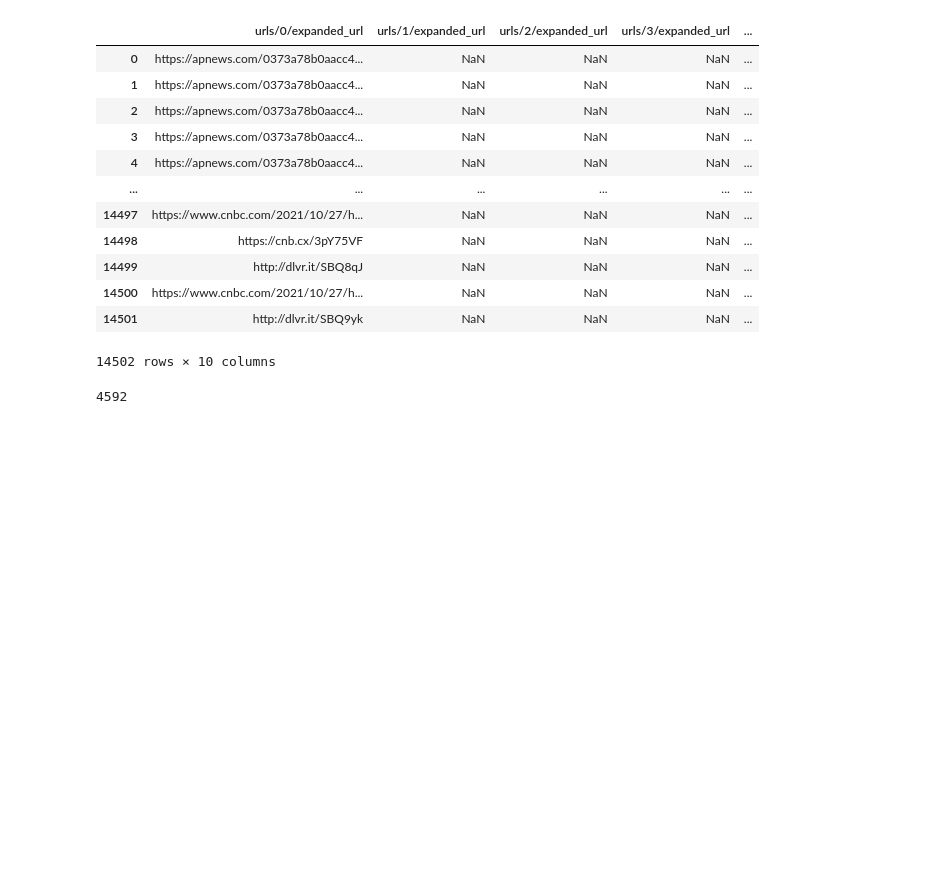
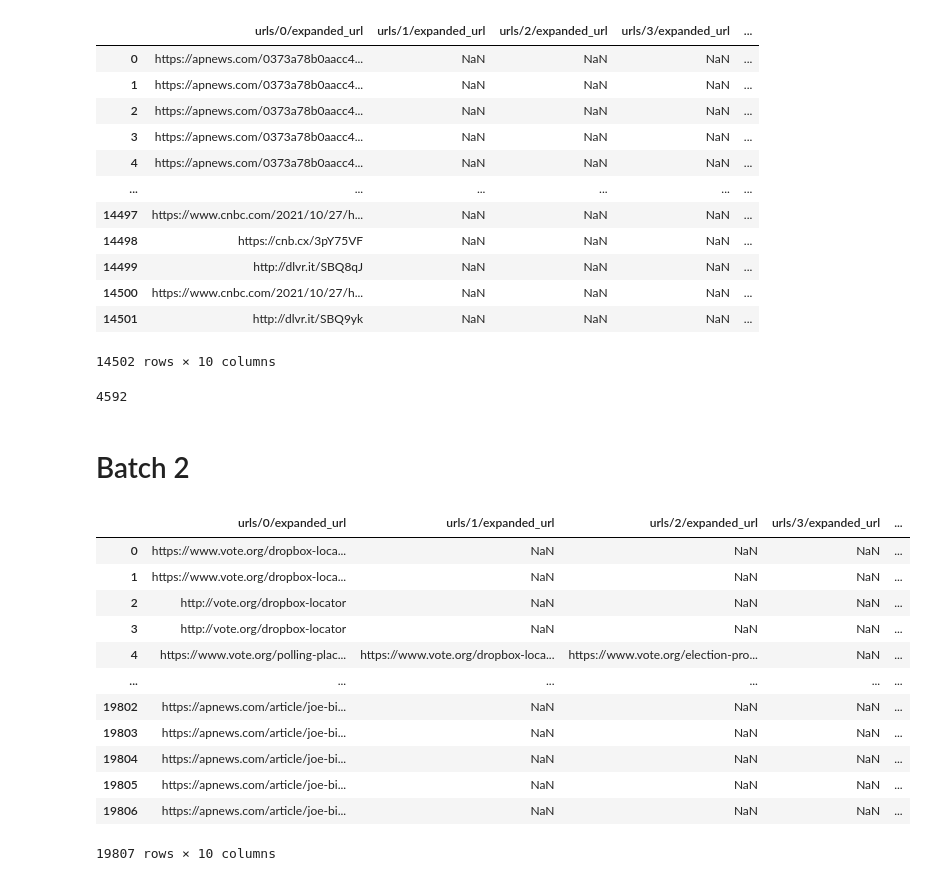
Before and after one commit to NickDeas/Abstract-Contrastive-Opinion-Summarization, a Jupyter notebook: code/data_collection/Twitter Scraper.ipynb, the cells around one changed output. Drawn from its saved outputs; the diff is of its cells as text; code cells hidden in the pictures; blank space fills up the shorter version.

```diff
--- a/code/data_collection/Twitter Scraper.ipynb
+++ b/code/data_collection/Twitter Scraper.ipynb
@@ -177,10 +177,5 @@ resolved = urlexpander.expand(tweet_urls,
                             chunksize = 1280,
                             n_workers = 20,
                             cache_file = 'tmp.json')
-# %%
-resolved = urlexpander.expand(tweet_urls,
-#                              chunksize = 1280,
-                            n_workers = 20,
-                            cache_file = 'tmp.json')
 # %%
 res_map = {key: val for key, val in zip(tweet_urls, resolved)}
@@ -218,0 +218,22 @@ len(first_news_tw2.split('\n'))
+# %% [markdown]
+# Batch 2
+# %%
+batch2 = pd.read_csv('../../data/twitter_data/tweets_batch2.csv')
+# %%
+url_cols = [f'urls/{i}/expanded_url' for i in range(10)]
+# %%
+batch2[url_cols]
+# %% [output]
+|  | urls/0/expanded_url | urls/1/expanded_url | urls/2/expanded_url | urls/3/expanded_url | ... |
+| 0 | https://www.vote.org/dropbox-loca... | NaN | NaN | NaN | ... |
+| 1 | https://www.vote.org/dropbox-loca... | NaN | NaN | NaN | ... |
+| 2 | http://vote.org/dropbox-locator | NaN | NaN | NaN | ... |
+| 3 | http://vote.org/dropbox-locator | NaN | NaN | NaN | ... |
+| 4 | https://www.vote.org/polling-plac... | https://www.vote.org/dropbox-loca... | https://www.vote.org/election-pro... | NaN | ... |
+| ... | ... | ... | ... | ... | ... |
+| 19802 | https://apnews.com/article/joe-bi... | NaN | NaN | NaN | ... |
+| 19803 | https://apnews.com/article/joe-bi... | NaN | NaN | NaN | ... |
+| 19804 | https://apnews.com/article/joe-bi... | NaN | NaN | NaN | ... |
+| 19805 | https://apnews.com/article/joe-bi... | NaN | NaN | NaN | ... |
+| 19806 | https://apnews.com/article/joe-bi... | NaN | NaN | NaN | ... |
+19807 rows × 10 columns
```
Also changed, not shown: parts of 15 cells of this notebook, 8 other files.
